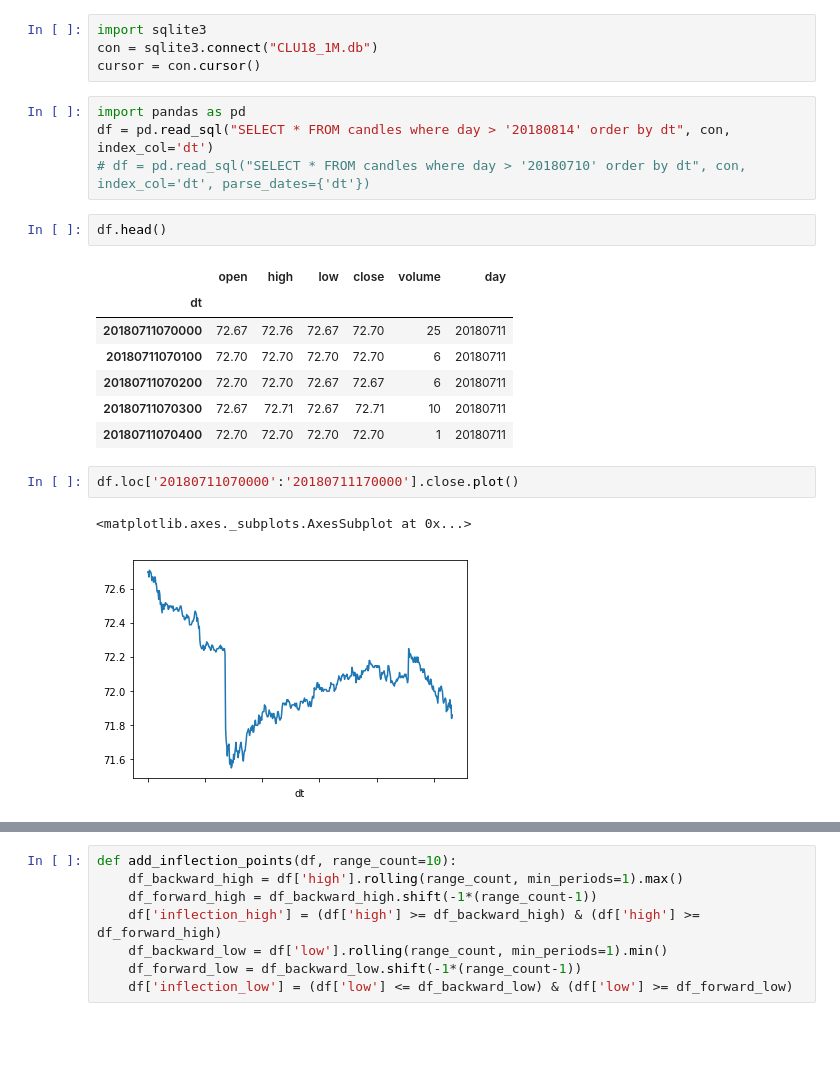
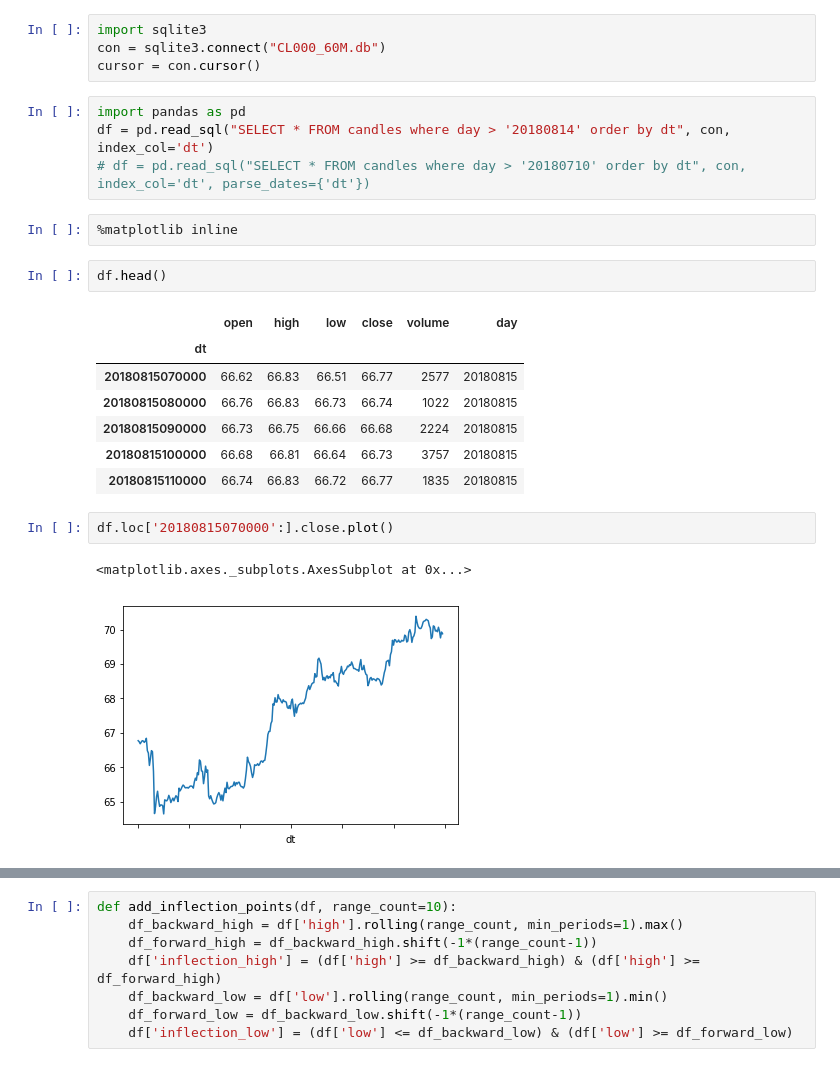
Before and after one commit to pickmoment/hero, a Jupyter notebook: db/hero.ipynb, the cells around one changed output, grey strips where cells are left out. Cells and saved outputs as stored; diff of their text form; blank space fills up the shorter version.

```diff
--- a/db/hero.ipynb
+++ b/db/hero.ipynb
@@ -1,23 +1,25 @@
 # %%
 import sqlite3
-con = sqlite3.connect("CLU18_1M.db")
+con = sqlite3.connect("CL000_60M.db")
 cursor = con.cursor()
 # %%
 import pandas as pd
 df = pd.read_sql("SELECT * FROM candles where day > '20180814' order by dt", con, index_col='dt')
 # df = pd.read_sql("SELECT * FROM candles where day > '20180710' order by dt", con, index_col='dt', parse_dates={'dt'})
+# %%
+%matplotlib inline
 # %%
 df.head()
 # %% [output]
 |  | open | high | low | close | volume | day |
 | dt |  |  |  |  |  |  |
-| 20180711070000 | 72.67 | 72.76 | 72.67 | 72.70 | 25 | 20180711 |
-| 20180711070100 | 72.70 | 72.70 | 72.70 | 72.70 | 6 | 20180711 |
-| 20180711070200 | 72.70 | 72.70 | 72.67 | 72.67 | 6 | 20180711 |
-| 20180711070300 | 72.67 | 72.71 | 72.67 | 72.71 | 10 | 20180711 |
-| 20180711070400 | 72.70 | 72.70 | 72.70 | 72.70 | 1 | 20180711 |
+| 20180815070000 | 66.62 | 66.83 | 66.51 | 66.77 | 2577 | 20180815 |
+| 20180815080000 | 66.76 | 66.83 | 66.73 | 66.74 | 1022 | 20180815 |
+| 20180815090000 | 66.73 | 66.75 | 66.66 | 66.68 | 2224 | 20180815 |
+| 20180815100000 | 66.68 | 66.81 | 66.64 | 66.73 | 3757 | 20180815 |
+| 20180815110000 | 66.74 | 66.83 | 66.72 | 66.77 | 1835 | 20180815 |
 # %%
-df.loc['20180711070000':'20180711170000'].close.plot()
+df.loc['20180815070000':].close.plot()
 # %% [output]
 <matplotlib.axes._subplots.AxesSubplot at 0x...>
-[figure, old version]
+[figure, new version]
```
Also changed, not shown: parts of 17 cells of this notebook, 9 other files.
